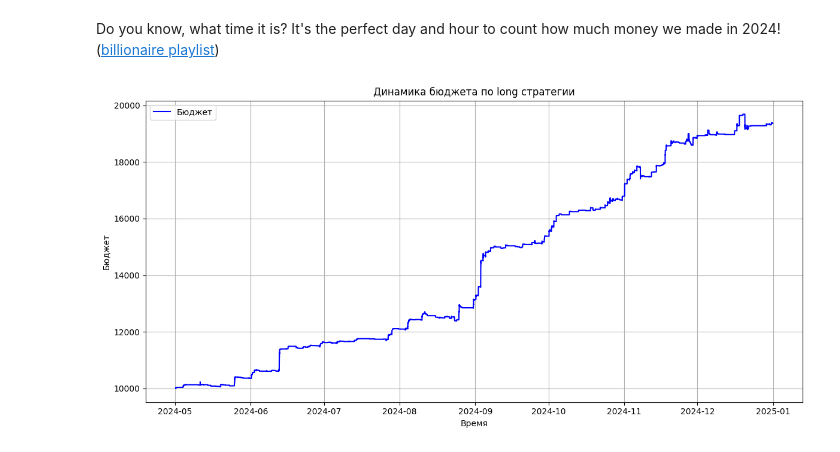
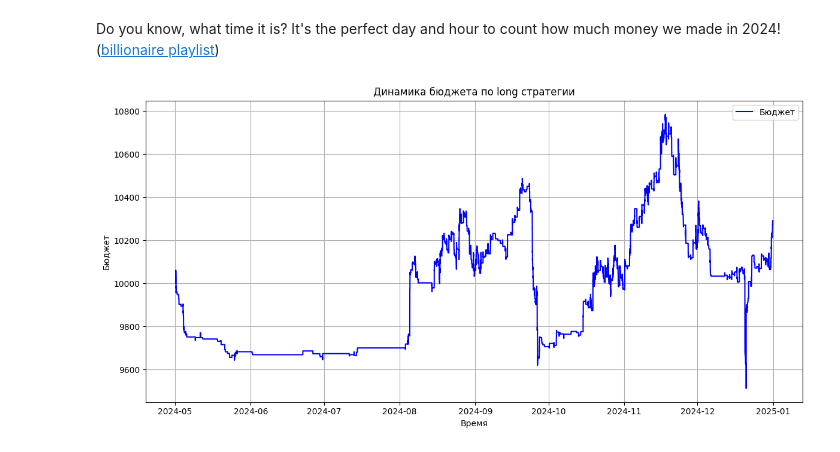
Before and after one commit to Invest-Predict/prices-predictions, a Jupyter notebook: research/new_metrics.ipynb, the cells around one changed output. Cells and saved outputs as stored; diff of their text form; code cells hidden in the pictures.

```diff
--- a/research/new_metrics.ipynb
+++ b/research/new_metrics.ipynb
@@ -268,7 +268,7 @@ for i in range(len(dfs)):
 # %% [markdown]
 Do you know, what time it is? It's the perfect day and hour to count how much money we made in 2024! ([billionaire playlist](https://www.youtube.com/playlist?list=PL6CGgziNHJTeXa40rZOvPZQNFrv5frXlV))
 # %%
-df = pd.read_csv('my_favorite.csv')
+df = pd.read_csv('../generated_datasets/lightgbm_with_weights/Gazprom_short.csv')
 df['utc'] = pd.to_datetime(df['utc'])
 df = df.sort_values('utc')
 
@@ -289,31 +289,31 @@ for i in range(len(df) - 1):
     # continue
     row = df.iloc[i]
     next_row = df.iloc[i + 1]
 
     price_now = row['close']
     price_next = next_row['close']
     signal = row['predicted_class']
 
     if signal == 0:  # Long
         n_shares = int(budget // price_next)
         if n_shares == 0:
             pass
         else:
             buy_cost = n_shares * price_next * (1 + commission_rate)
             sell_revenue = n_shares * price_now * (1 - commission_rate)
             budget += (sell_revenue - buy_cost)
 
     budget_history.append(budget)
     timestamps.append(next_row['utc'])
 
 plt.figure(figsize=(12, 6))
 plt.plot(timestamps, budget_history, label='Бюджет', color='blue')
 plt.xlabel('Время')
 plt.ylabel('Бюджет')
 plt.title('Динамика бюджета по long стратегии')
 plt.grid(True)
 plt.legend()
 plt.tight_layout()
 plt.show()
 # %% [output]
-[figure, old version]
+[figure, new version]
```
Also changed, not shown: parts of 1 cell of this notebook, 3 other files.
